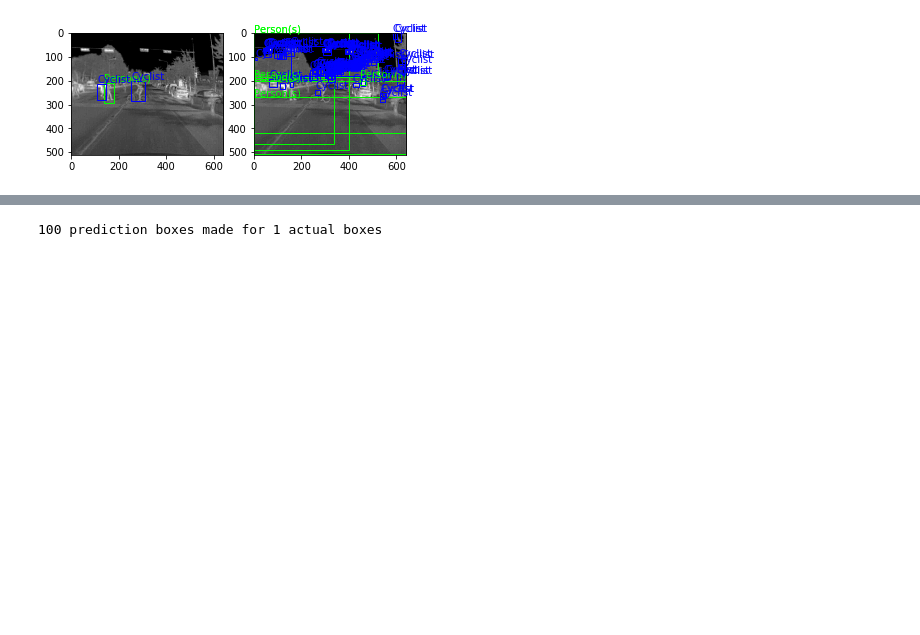
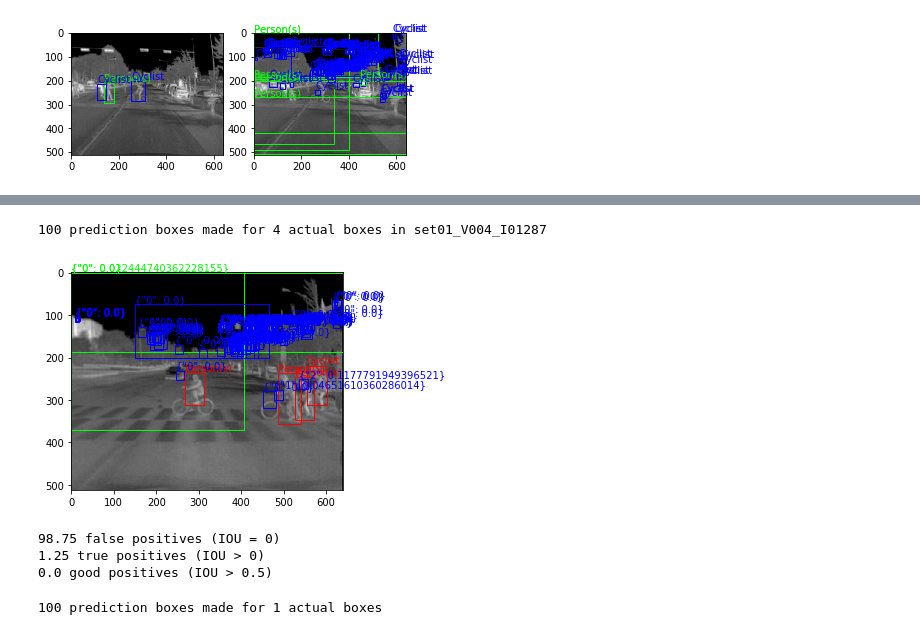
Before and after one commit to ncanna/thermal_pedestrian_detection, a Jupyter notebook: full_model_notebook_metrics.ipynb, the cells around one changed output, grey strips where cells are left out. Saved outputs shown, nothing was run; the diff lists cells and outputs as text; code cells hidden in the pictures; blank space fills up the shorter version.

```diff
--- a/full_model_notebook_metrics.ipynb
+++ b/full_model_notebook_metrics.ipynb
@@ -392,3 +390,12 @@ plot_images(pred_len-3, "third_to_last")
+# %%
+
+plot_iou(pred_len-3, "third_to_last")
+# %% [output]
+100 prediction boxes made for 4 actual boxes in set01_V004_I01287
+[figure, added]
+98.75 false positives (IOU = 0)
+1.25 true positives (IOU > 0)
+0.0 good positives (IOU > 0.5)
 # %%
 
 plot_images(pred_len-2, "second_to_last")
```
Also changed, not shown: parts of 3 cells of this notebook.
